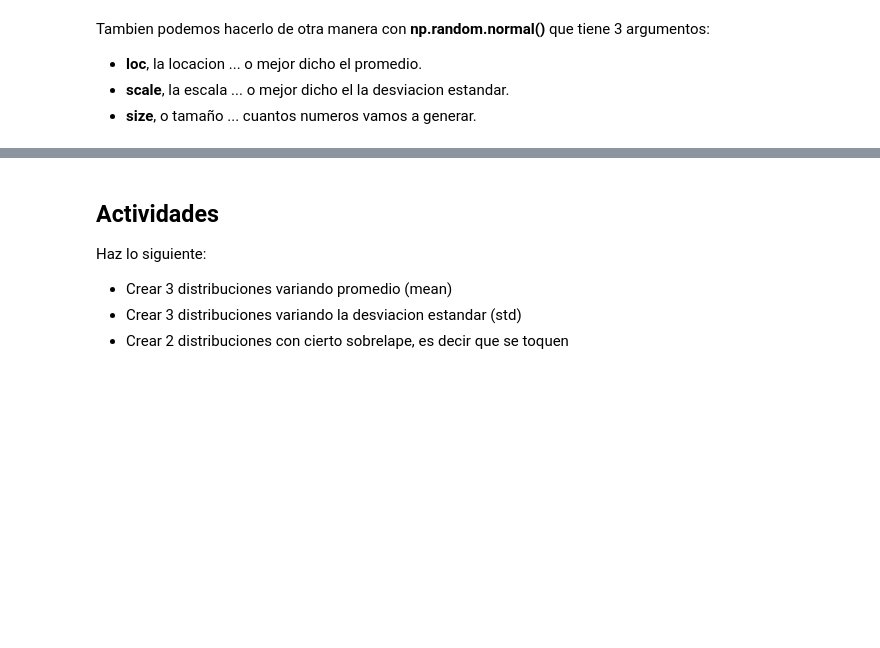
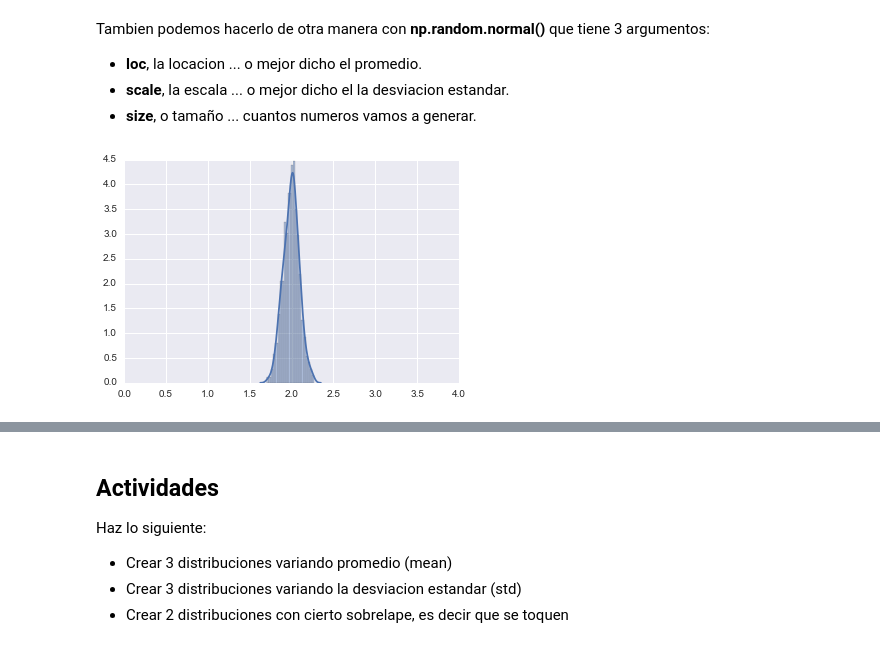
Before and after one commit to 8bartelo8/HistoriaDatos_Higgs, a Jupyter notebook: Dia2/5_Estadistica_Basica.ipynb, the cells around one changed output, grey strips where cells are left out. Saved outputs shown, nothing was run; the diff lists cells and outputs as text; code cells hidden in the pictures; blank space fills up the shorter version.

```diff
--- a/Dia2/5_Estadistica_Basica.ipynb
+++ b/Dia2/5_Estadistica_Basica.ipynb
@@ -77,9 +84,12 @@ Tambien podemos hacerlo de otra manera con **np.random.normal()** que tiene 3 ar
 * **scale**, la escala ... o mejor dicho el la desviacion estandar.
 * **size**, o tamaño ... cuantos numeros vamos a generar.
 # %%
-numeros = np.random.normal(loc=2.0,scale=2.0,size=1000)
+numeros = np.random.normal(loc=2.0,scale=0.1,size=1000)
 sns.distplot(numeros)
+plt.xlim(0,4)
 plt.show()
+# %% [output]
+[figure, added]
 # %% [markdown]
 ## Que significa la desviacion estandar?
 ### Y las sigmas!
```
Also changed, not shown: parts of 3 cells of this notebook, 17 other files.
